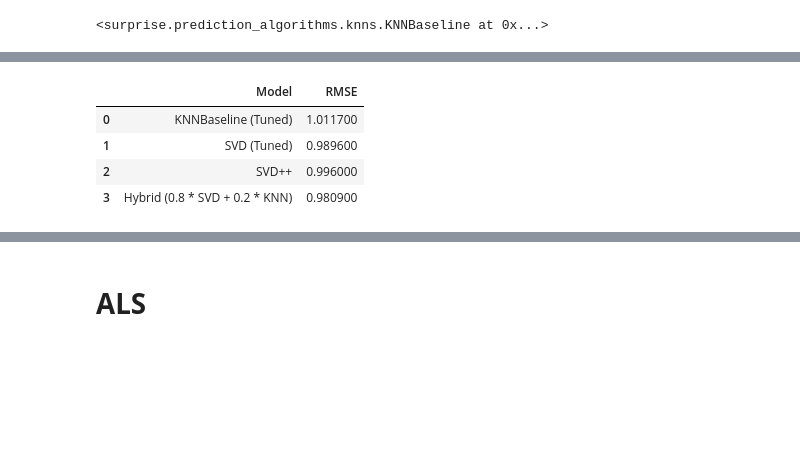
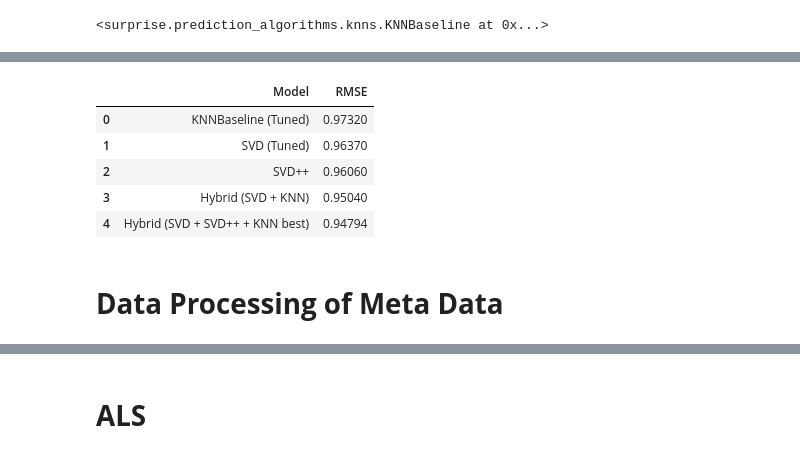
Before and after one commit to YMoso/Recommendation-System-Amazon, a Jupyter notebook: ml_recommender.ipynb, the cells around one changed output, grey strips where cells are left out. Cells and saved outputs as stored; diff of their text form; code cells hidden in the pictures; blank space fills up the shorter version.

Commit message:
feat: Edited the main notebook and added the svd++ to hybrid aproach

```diff
--- a/ml_recommender.ipynb
+++ b/ml_recommender.ipynb
@@ -459,12 +464,19 @@ Best weight: 0.8 with RMSE: 0.9809136146554034
 # %%
-summary = pd.DataFrame([{"Model": "KNNBaseline (Tuned)","RMSE": 1.0117},
-    {"Model": "SVD (Tuned)","RMSE": 0.9896,},
-    {"Model": "SVD++","RMSE": 0.996,},
-    {"Model": "Hybrid (0.8 * SVD + 0.2 * KNN)","RMSE": 0.9809,}])
-summary.style
+summary = pd.DataFrame([
+    {"Model": "KNNBaseline (Tuned)",          "RMSE": 0.9732},
+    {"Model": "SVD (Tuned)",                  "RMSE": 0.9637},
+    {"Model": "SVD++",                        "RMSE": 0.9606},
+    {"Model": "Hybrid (SVD + KNN)",           "RMSE": 0.9504},
+    {"Model": "Hybrid (SVD + SVD++ + KNN best)","RMSE": 0.94794},
+])
+
+summary
 # %% [output]
 |  | Model | RMSE |
-| 0 | KNNBaseline (Tuned) | 1.011700 |
-| 1 | SVD (Tuned) | 0.989600 |
-| 2 | SVD++ | 0.996000 |
-| 3 | Hybrid (0.8 * SVD + 0.2 * KNN) | 0.980900 |
+| 0 | KNNBaseline (Tuned) | 0.97320 |
+| 1 | SVD (Tuned) | 0.96370 |
+| 2 | SVD++ | 0.96060 |
+| 3 | Hybrid (SVD + KNN) | 0.95040 |
+| 4 | Hybrid (SVD + SVD++ + KNN best) | 0.94794 |
+# %% [markdown]
+# **Data Processing of Meta Data**
```
Also changed, not shown: parts of 81 cells of this notebook.
